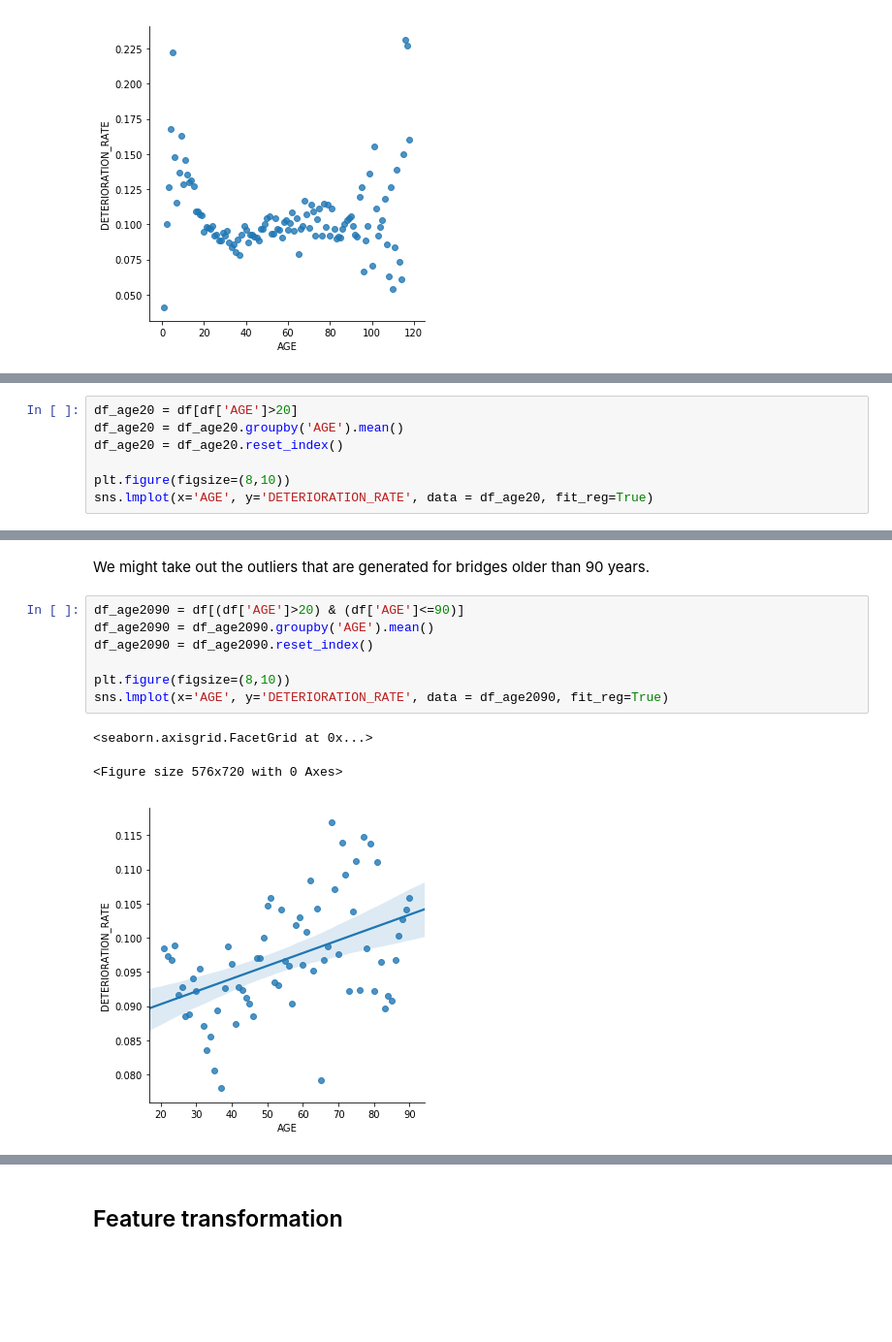
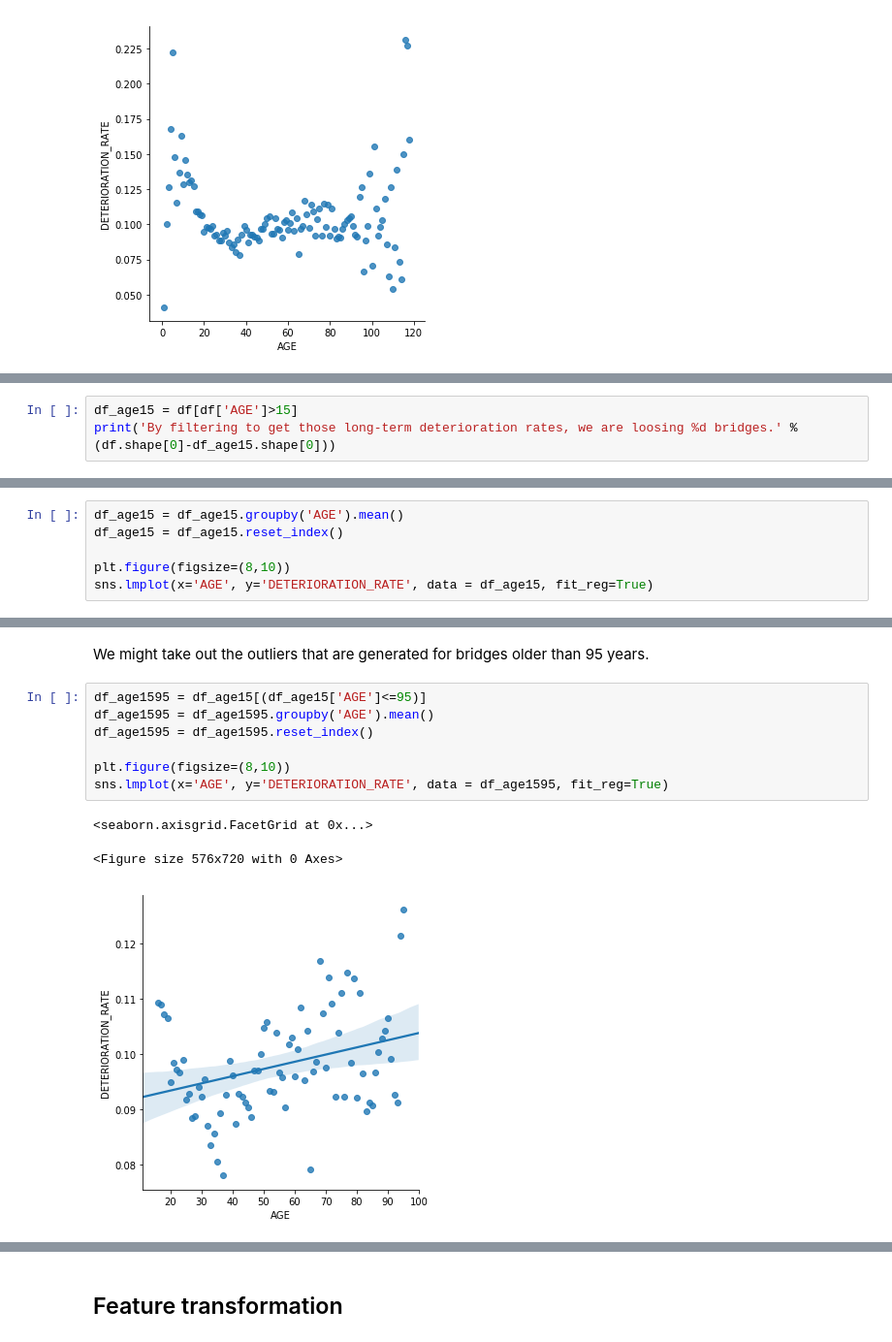
Before and after one commit to VegaLaguna/TFM-Bridge-deterioration, a Jupyter notebook: 03-EDA_CLIM.ipynb, the cells around one changed output, grey strips where cells are left out. Shown at 97% size. Saved outputs shown, nothing was run; the diff lists cells and outputs as text; blank space fills up the shorter version.

```diff
--- a/03-EDA_CLIM.ipynb
+++ b/03-EDA_CLIM.ipynb
@@ -294,0 +307,3 @@ For newly constructed bridges, the deterioration rate is very fluctuating and mi
+# %%
+df_age15 = df[df['AGE']>15]
+print('By filtering to get those long-term deterioration rates, we are loosing %d bridges.' %(df.shape[0]-df_age15.shape[0]))
@@ -295,10 +312,9 @@ For newly constructed bridges, the deterioration rate is very fluctuating and mi
 # %%
-df_age20 = df[df['AGE']>20]
-df_age20 = df_age20.groupby('AGE').mean()
-df_age20 = df_age20.reset_index()
+df_age15 = df_age15.groupby('AGE').mean()
+df_age15 = df_age15.reset_index()
 
 plt.figure(figsize=(8,10))
-sns.lmplot(x='AGE', y='DETERIORATION_RATE', data = df_age20, fit_reg=True)
+sns.lmplot(x='AGE', y='DETERIORATION_RATE', data = df_age15, fit_reg=True)
 # %% [output]
 <seaborn.axisgrid.FacetGrid at 0x...>
 <Figure size 576x720 with 0 Axes>
@@ -306,13 +322,13 @@ sns.lmplot(x='AGE', y='DETERIORATION_RATE', data = df_age20, fit_reg=True)
 # %% [markdown]
-We might take out the outliers that are generated for bridges older than 90 years.
+We might take out the outliers that are generated for bridges older than 95 years.
 # %%
-df_age2090 = df[(df['AGE']>20) & (df['AGE']<=90)]
-df_age2090 = df_age2090.groupby('AGE').mean()
-df_age2090 = df_age2090.reset_index()
+df_age1595 = df_age15[(df_age15['AGE']<=95)]
+df_age1595 = df_age1595.groupby('AGE').mean()
+df_age1595 = df_age1595.reset_index()
 
 plt.figure(figsize=(8,10))
-sns.lmplot(x='AGE', y='DETERIORATION_RATE', data = df_age2090, fit_reg=True)
+sns.lmplot(x='AGE', y='DETERIORATION_RATE', data = df_age1595, fit_reg=True)
 # %% [output]
 <seaborn.axisgrid.FacetGrid at 0x...>
 <Figure size 576x720 with 0 Axes>
-[figure, old version]
+[figure, new version]
```
Also changed, not shown: parts of 21 cells of this notebook.
